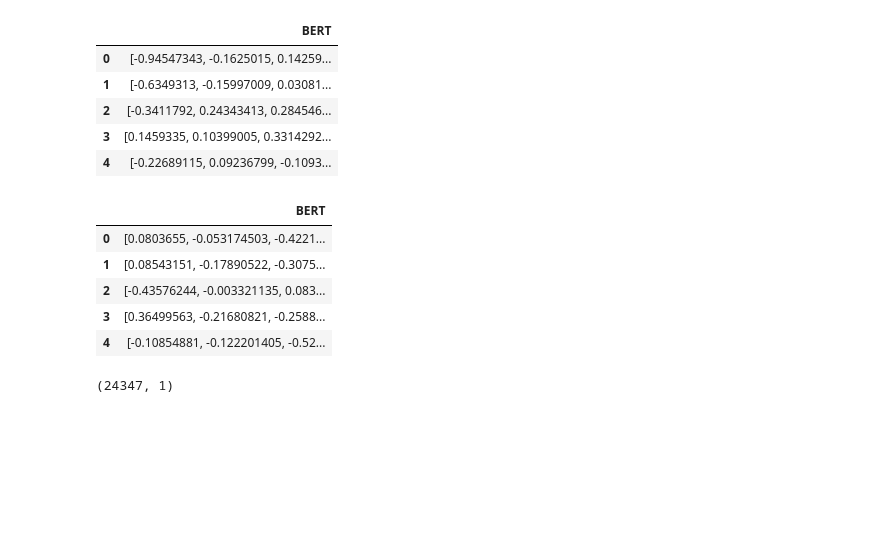
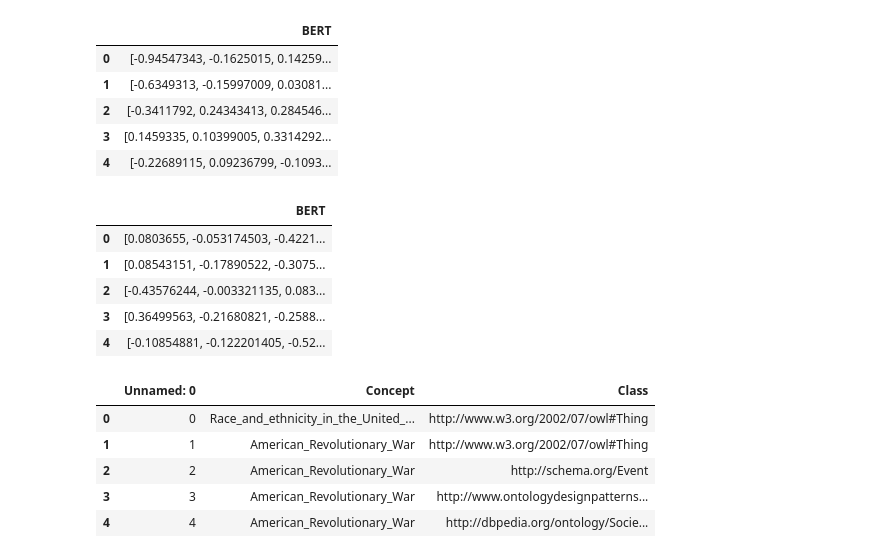
Before and after one commit to AymenRaouf/PrecedabilityOER, a Jupyter notebook: Modeling/Features.ipynb, the cells around one changed output. Saved outputs shown, nothing was run; the diff lists cells and outputs as text; code cells hidden in the pictures; blank space fills up the shorter version.

```diff
--- a/Modeling/Features.ipynb
+++ b/Modeling/Features.ipynb
@@ -58,4 +59,11 @@ df_embeddings_concepts.to_csv(path + "embeddings_concepts_bis.csv", sep = '|')
-# %%
-df_embeddings_concepts.shape
-# %% [output]
-(24347, 1)
+# %%
+df_concepts = pd.read_csv(path + 'concepts_bis.csv', sep = '|')
+df_concepts_classes = pd.read_csv(path + 'classes_bis.csv', sep = '|')
+df_concepts_classes.head()
+# %% [output]
+|  | Unnamed: 0 | Concept | Class |
+| 0 | 0 | Race_and_ethnicity_in_the_United_... | http://www.w3.org/2002/07/owl#Thing |
+| 1 | 1 | American_Revolutionary_War | http://www.w3.org/2002/07/owl#Thing |
+| 2 | 2 | American_Revolutionary_War | http://schema.org/Event |
+| 3 | 3 | American_Revolutionary_War | http://www.ontologydesignpatterns... |
+| 4 | 4 | American_Revolutionary_War | http://dbpedia.org/ontology/Socie... |
```
Also changed, not shown: parts of 4 cells of this notebook, 6 other files.
